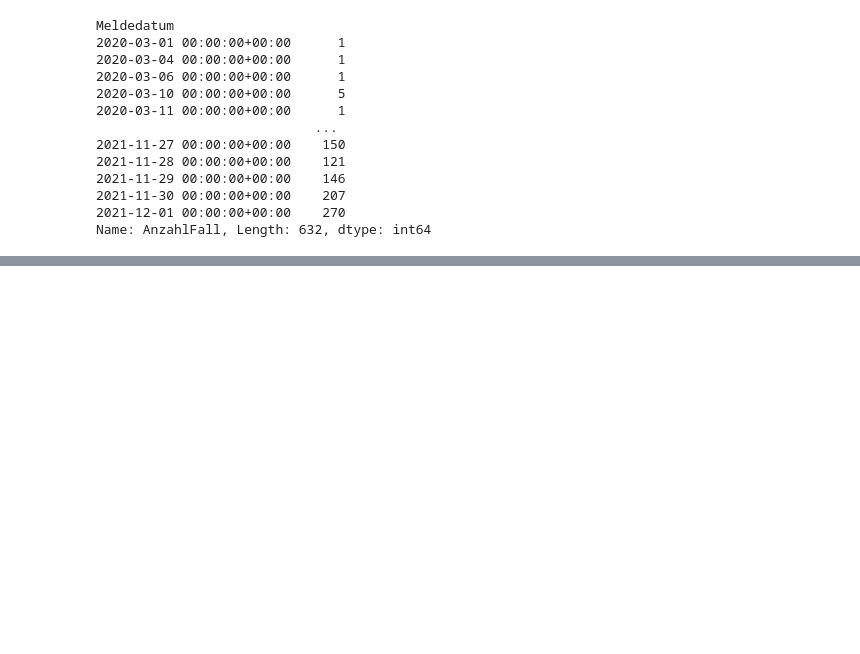
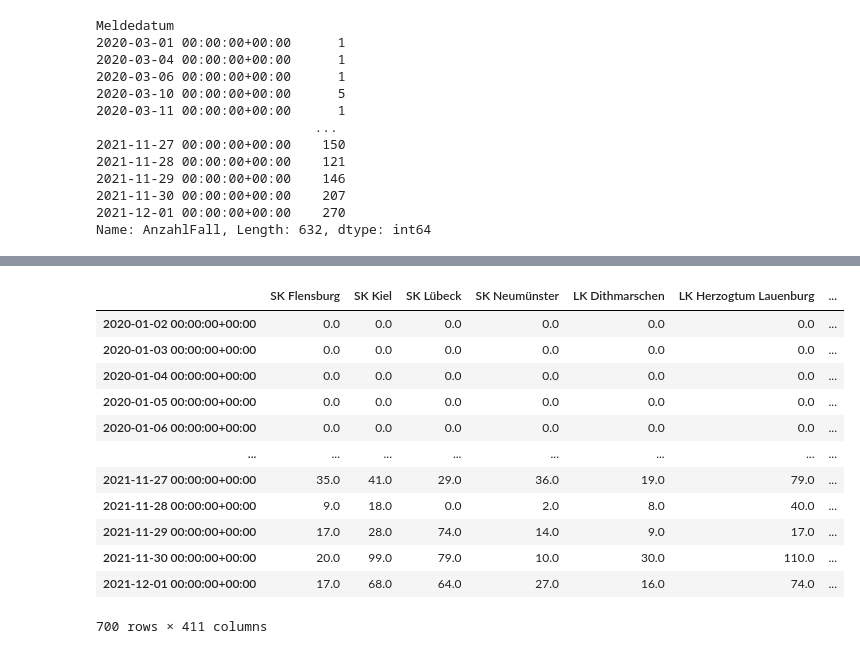
Before and after one commit to uliuphoff/RKI_Covid19_Tutorial, a Jupyter notebook: RKI_Covid_Tutorial_2.ipynb, the cells around one changed output, grey strips where cells are left out. Saved outputs shown, nothing was run; the diff lists cells and outputs as text; code cells hidden in the pictures; blank space fills up the shorter version.

```diff
--- a/RKI_Covid_Tutorial_2.ipynb
+++ b/RKI_Covid_Tutorial_2.ipynb
@@ -181,0 +280,24 @@ Name: AnzahlFall, Length: 632, dtype: int64
+# %%
+# das ist fast ok, doch noch nicht ganz, was wir wollen: Was fällt uns auf?
+# Hier tauchen NaN Werte auf, sog. Not a Number Werte, nämlich genau da wo keine
+# Fallmeldung des Stat- oder Landkreises vorhanden war.
+# Pandas fügt hier keine Null ein, sondern warnt uns quai: Hier ist kein Wert vorhanden.
+
+# Für unsere tabelle wollen wir diese NaNs aber trotzdem durch Nullen ersetzen, das machen
+# wir mit dem befehl flillna und wir setzen den Ersatwert mit dem Parameter Value auf 0
+
+result.fillna(value=0)
+# %% [output]
+|  | SK Flensburg | SK Kiel | SK Lübeck | SK Neumünster | LK Dithmarschen | LK Herzogtum Lauenburg | ... |
+| 2020-01-02 00:00:00+00:00 | 0.0 | 0.0 | 0.0 | 0.0 | 0.0 | 0.0 | ... |
+| 2020-01-03 00:00:00+00:00 | 0.0 | 0.0 | 0.0 | 0.0 | 0.0 | 0.0 | ... |
+| 2020-01-04 00:00:00+00:00 | 0.0 | 0.0 | 0.0 | 0.0 | 0.0 | 0.0 | ... |
+| 2020-01-05 00:00:00+00:00 | 0.0 | 0.0 | 0.0 | 0.0 | 0.0 | 0.0 | ... |
+| 2020-01-06 00:00:00+00:00 | 0.0 | 0.0 | 0.0 | 0.0 | 0.0 | 0.0 | ... |
+| ... | ... | ... | ... | ... | ... | ... | ... |
+| 2021-11-27 00:00:00+00:00 | 35.0 | 41.0 | 29.0 | 36.0 | 19.0 | 79.0 | ... |
+| 2021-11-28 00:00:00+00:00 | 9.0 | 18.0 | 0.0 | 2.0 | 8.0 | 40.0 | ... |
+| 2021-11-29 00:00:00+00:00 | 17.0 | 28.0 | 74.0 | 14.0 | 9.0 | 17.0 | ... |
+| 2021-11-30 00:00:00+00:00 | 20.0 | 99.0 | 79.0 | 10.0 | 30.0 | 110.0 | ... |
+| 2021-12-01 00:00:00+00:00 | 17.0 | 68.0 | 64.0 | 27.0 | 16.0 | 74.0 | ... |
+700 rows × 411 columns
```
Also changed, not shown: parts of 16 cells of this notebook.
